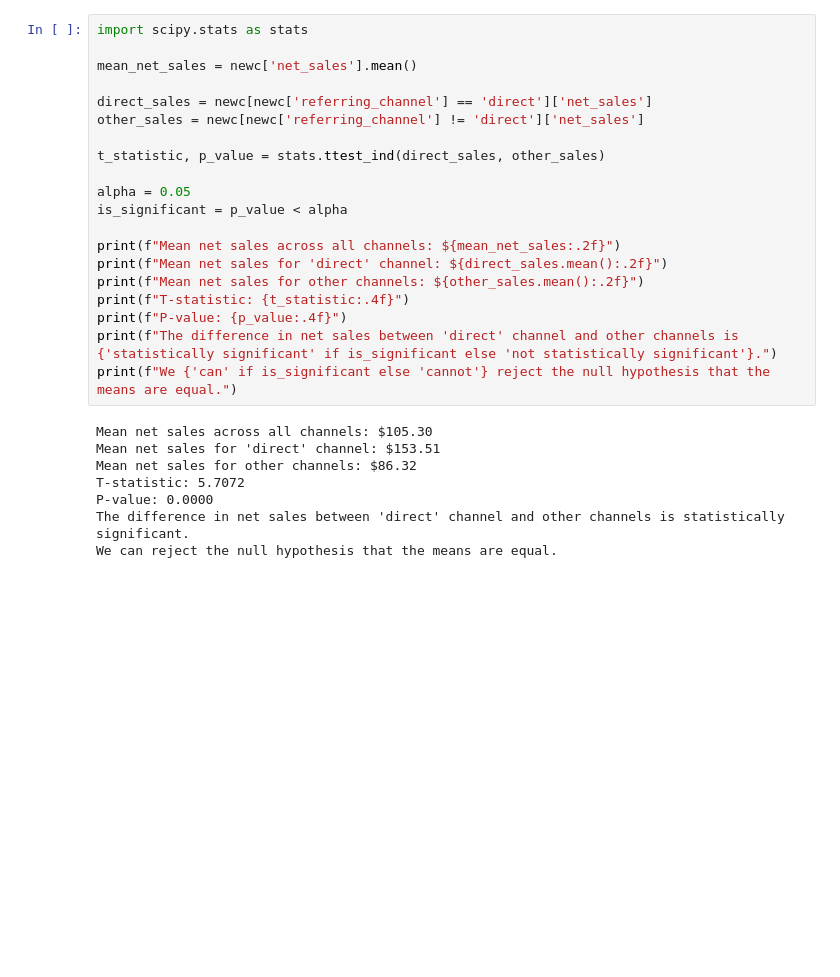
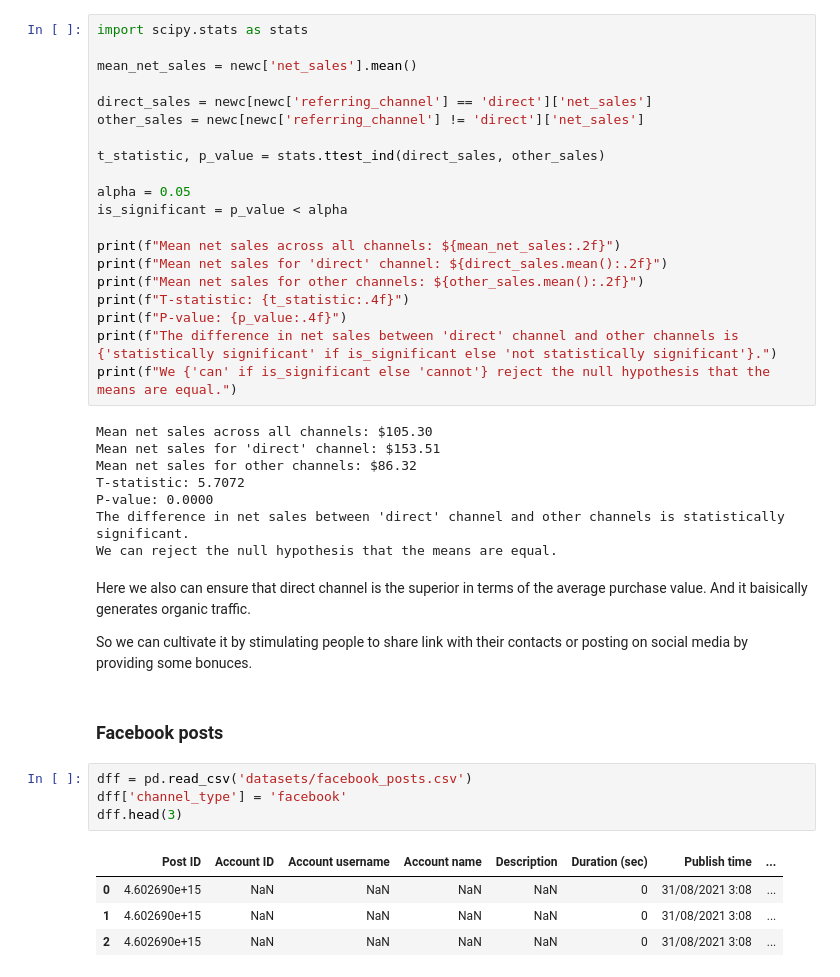
Before and after one commit to VladGrinDA/di-hackathon-2-da, a Jupyter notebook: sales_analysis.ipynb, the cells around one changed output. Cells and saved outputs as stored; diff of their text form; blank space fills up the shorter version.

```diff
--- a/sales_analysis.ipynb
+++ b/sales_analysis.ipynb
@@ -1207,3 +1216,18 @@ T-statistic: 5.7072
 P-value: 0.0000
 The difference in net sales between 'direct' channel and other channels is statistically significant.
 We can reject the null hypothesis that the means are equal.
+# %% [markdown]
+Here we also can ensure that direct channel is the superior in terms of the average purchase value. And it baisically generates organic traffic.
+
+So we can cultivate it by stimulating people to share link with their contacts or posting on social media by providing some bonuces.
+# %% [markdown]
+### Facebook posts
+# %%
+dff = pd.read_csv('datasets/facebook_posts.csv')
+dff['channel_type'] = 'facebook'
+dff.head(3)
+# %% [output]
+|  | Post ID | Account ID | Account username | Account name | Description | Duration (sec) | Publish time | ... |
+| 0 | 4.602690e+15 | NaN | NaN | NaN | NaN | 0 | 31/08/2021 3:08 | ... |
+| 1 | 4.602690e+15 | NaN | NaN | NaN | NaN | 0 | 31/08/2021 3:08 | ... |
+| 2 | 4.602690e+15 | NaN | NaN | NaN | NaN | 0 | 31/08/2021 3:08 | ... |
```
Also changed, not shown: parts of 13 cells of this notebook, 5 other files.
